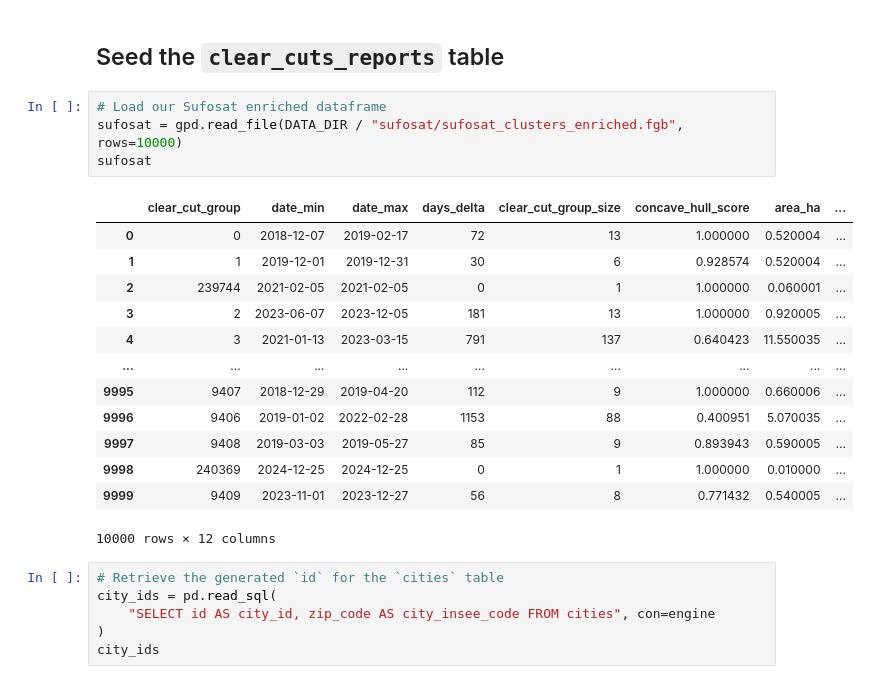
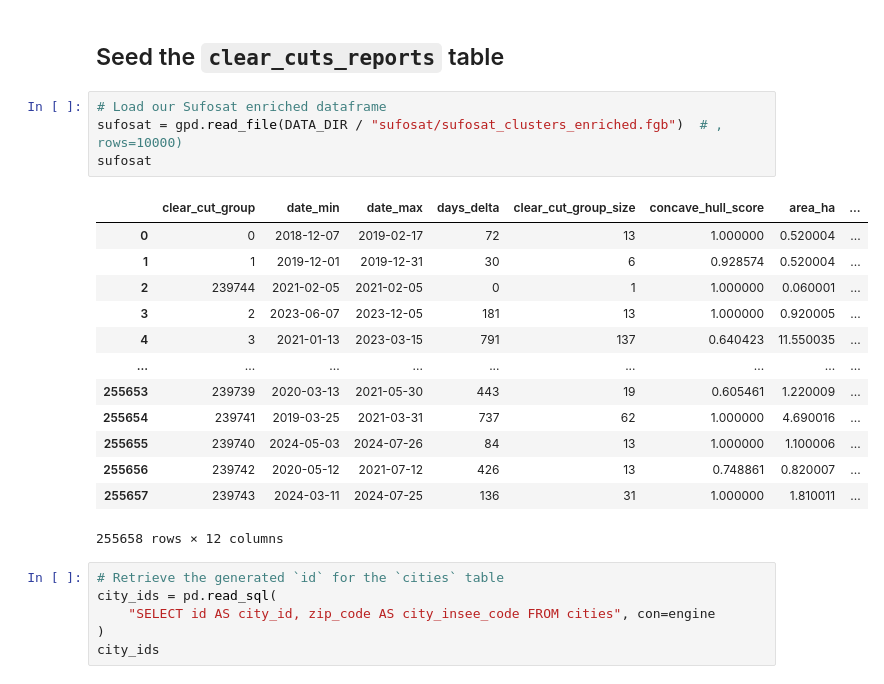
Before and after one commit to dataforgoodfr/13_brigade_coupes_rases, a Jupyter notebook: data_pipeline/bootstrap/notebooks/seed_database.ipynb, the cells around one changed output. Drawn from its saved outputs; the diff is of its cells as text.

```diff
--- a/data_pipeline/bootstrap/notebooks/seed_database.ipynb
+++ b/data_pipeline/bootstrap/notebooks/seed_database.ipynb
@@ -110,22 +110,22 @@ pd.read_sql("SELECT * FROM ecological_zonings LIMIT 10", con=engine)
 ## Seed the `clear_cuts_reports` table
 # %%
 # Load our Sufosat enriched dataframe
-sufosat = gpd.read_file(DATA_DIR / "sufosat/sufosat_clusters_enriched.fgb", rows=10000)
+sufosat = gpd.read_file(DATA_DIR / "sufosat/sufosat_clusters_enriched.fgb")  # , rows=10000)
 sufosat
 # %% [output]
 |  | clear_cut_group | date_min | date_max | days_delta | clear_cut_group_size | concave_hull_score | area_ha | ... |
 | 0 | 0 | 2018-12-07 | 2019-02-17 | 72 | 13 | 1.000000 | 0.520004 | ... |
 | 1 | 1 | 2019-12-01 | 2019-12-31 | 30 | 6 | 0.928574 | 0.520004 | ... |
 | 2 | 239744 | 2021-02-05 | 2021-02-05 | 0 | 1 | 1.000000 | 0.060001 | ... |
 | 3 | 2 | 2023-06-07 | 2023-12-05 | 181 | 13 | 1.000000 | 0.920005 | ... |
 | 4 | 3 | 2021-01-13 | 2023-03-15 | 791 | 137 | 0.640423 | 11.550035 | ... |
 | ... | ... | ... | ... | ... | ... | ... | ... | ... |
-| 9995 | 9407 | 2018-12-29 | 2019-04-20 | 112 | 9 | 1.000000 | 0.660006 | ... |
-| 9996 | 9406 | 2019-01-02 | 2022-02-28 | 1153 | 88 | 0.400951 | 5.070035 | ... |
-| 9997 | 9408 | 2019-03-03 | 2019-05-27 | 85 | 9 | 0.893943 | 0.590005 | ... |
-| 9998 | 240369 | 2024-12-25 | 2024-12-25 | 0 | 1 | 1.000000 | 0.010000 | ... |
-| 9999 | 9409 | 2023-11-01 | 2023-12-27 | 56 | 8 | 0.771432 | 0.540005 | ... |
+| 255653 | 239739 | 2020-03-13 | 2021-05-30 | 443 | 19 | 0.605461 | 1.220009 | ... |
+| 255654 | 239741 | 2019-03-25 | 2021-03-31 | 737 | 62 | 1.000000 | 4.690016 | ... |
+| 255655 | 239740 | 2024-05-03 | 2024-07-26 | 84 | 13 | 1.000000 | 1.100006 | ... |
+| 255656 | 239742 | 2020-05-12 | 2021-07-12 | 426 | 13 | 0.748861 | 0.820007 | ... |
+| 255657 | 239743 | 2024-03-11 | 2024-07-25 | 136 | 31 | 1.000000 | 1.810011 | ... |
-10000 rows × 12 columns
+255658 rows × 12 columns
 # %%
 # Retrieve the generated `id` for the `cities` table
 city_ids = pd.read_sql(
```
Also changed, not shown: parts of 16 cells of this notebook.
